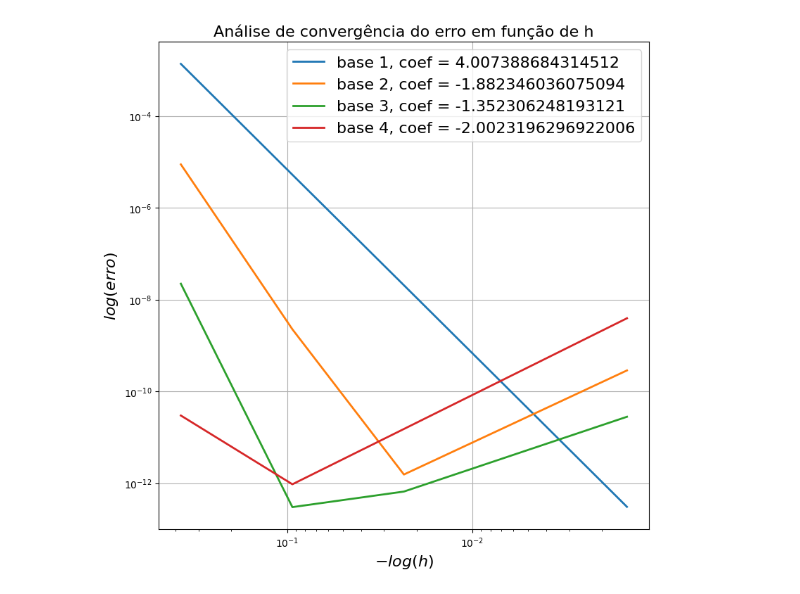
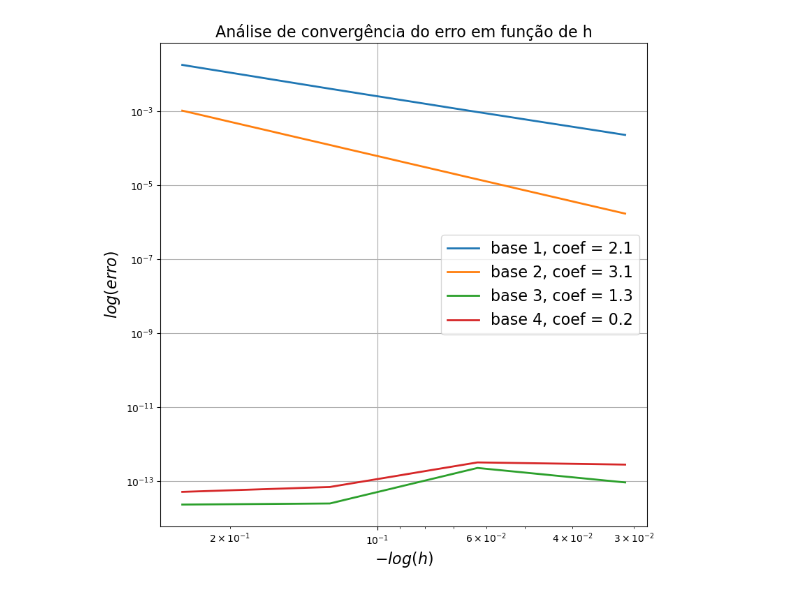
Before and after one commit to Esterci/FEM, a Jupyter notebook: lista_2/questao_2.ipynb, the cells around one changed output. Cells and saved outputs as stored; diff of their text form; code cells hidden in the pictures.

```diff
--- a/lista_2/questao_2.ipynb
+++ b/lista_2/questao_2.ipynb
@@ -404,9 +467,10 @@ def FEM(a, b, nel, k, kapa_a, kapa_b, g_a, g_b, q_a, q_b):
+# %%
+h, xl, alpha, l_2_error, l_2_dif_error = FEM(0, 1, 4, 1, 10**6,0,1,0,0,-2)
 # %%
 import matplotlib.pyplot as plt
 
 
-def f(x):
-    return x**5 - x**3 - 8 * (x**2) + 1
+f = lambda x: x**3 - x + 1
 
 
 a = 0
@@ -414,7 +478,7 @@ b = 1
 
 k_list = [1, 2, 3, 4]
 
-nel_list = [2**2, 2**4, 2**6, 2**10]
+nel_list = [2**2, 2**3, 2**4, 2**5]
 
 size = 2
 
@@ -425,20 +489,17 @@ for k in k_list:
 
     fig = plt.figure(figsize=[size * 9, size * 9])
 
-    result_dict["base_" + str(k)] = {"erro": [], "h": []}
+    result_dict["base_" + str(k)] = {"erro": [], "erro_dif": [], "h": []}
 
     for nel in nel_list:
         # Realizando a Projeção
 
-        h, xl, alpha = FEM(a, b, nel, k, 10**6, 0, 1, -(5 - f(1)) / 2, np.pi, 0)
+        h, xl, alpha, l_2_error, l_2_dif_error = FEM(
+            a, b, nel, k, 10**6, 0, 1, 0, 0, -2
+        )
 
-        # Calculando o erro
-        erro = []
-
-        for i in range(nel + 1):
-            erro.append(abs(f(xl[i + i * (k - 1)]) - alpha[i + i * (k - 1)])[0])
-
-        result_dict["base_" + str(k)]["erro"].append(max(erro))
+        result_dict["base_" + str(k)]["erro"].append(l_2_error)
+        result_dict["base_" + str(k)]["erro_dif"].append(l_2_dif_error)
         result_dict["base_" + str(k)]["h"].append(h)
 
         # Plotando resultados
@@ -469,5 +530,5 @@ for k in k_list:
         plot_count += 1
 
     plt.show()
-    fig.savefig("funcao_real_projecao_k_{}.png".format(k))
+    fig.savefig("figures/real_vs_mef_k_{}_q2.png".format(k))
 # %% [output]
@@ -482,33 +543,33 @@ fig = plt.figure(figsize=[9, 9])
 ax = fig.add_subplot(1, 1, 1)
 
 ax.set_title(
     "Análise de convergência do erro em função de h".format(k, nel),
     fontsize=16,
 )
 
 for k in k_list:
     y1 = np.log10(result_dict["base_{:d}".format(k)]["erro"][-1])
     y2 = np.log10(result_dict["base_{:d}".format(k)]["erro"][-2])
 
     x1 = np.log10(result_dict["base_{:d}".format(k)]["h"][-1])
     x2 = np.log10(result_dict["base_{:d}".format(k)]["h"][-2])
 
     coef = (y1-y2) / (x1-x2)
 
     ax.plot(
         result_dict["base_{:d}".format(k)]["h"],
         result_dict["base_{:d}".format(k)]["erro"],
         linewidth=2,
-        label="base {}, coef = {}".format(k,coef)
+        label="base {}, coef = {:.1f}".format(k,coef)
     )
 
 ax.set_ylabel("$log(erro)$", fontsize=16)
 ax.set_xlabel("$-log(h)$", fontsize=16)
 ax.invert_xaxis()
 ax.set_xscale('log',base=10)
 ax.set_yscale('log',base=10)
 ax.grid()
 ax.legend(fontsize=16)
-fig.savefig("analise_de_conv.png")
+fig.savefig("figures/analise_de_conv_q1.png")
 # %% [output]
-[figure, old version]
+[figure, new version]
```
Also changed, not shown: parts of 4 cells of this notebook, 8 other files.
